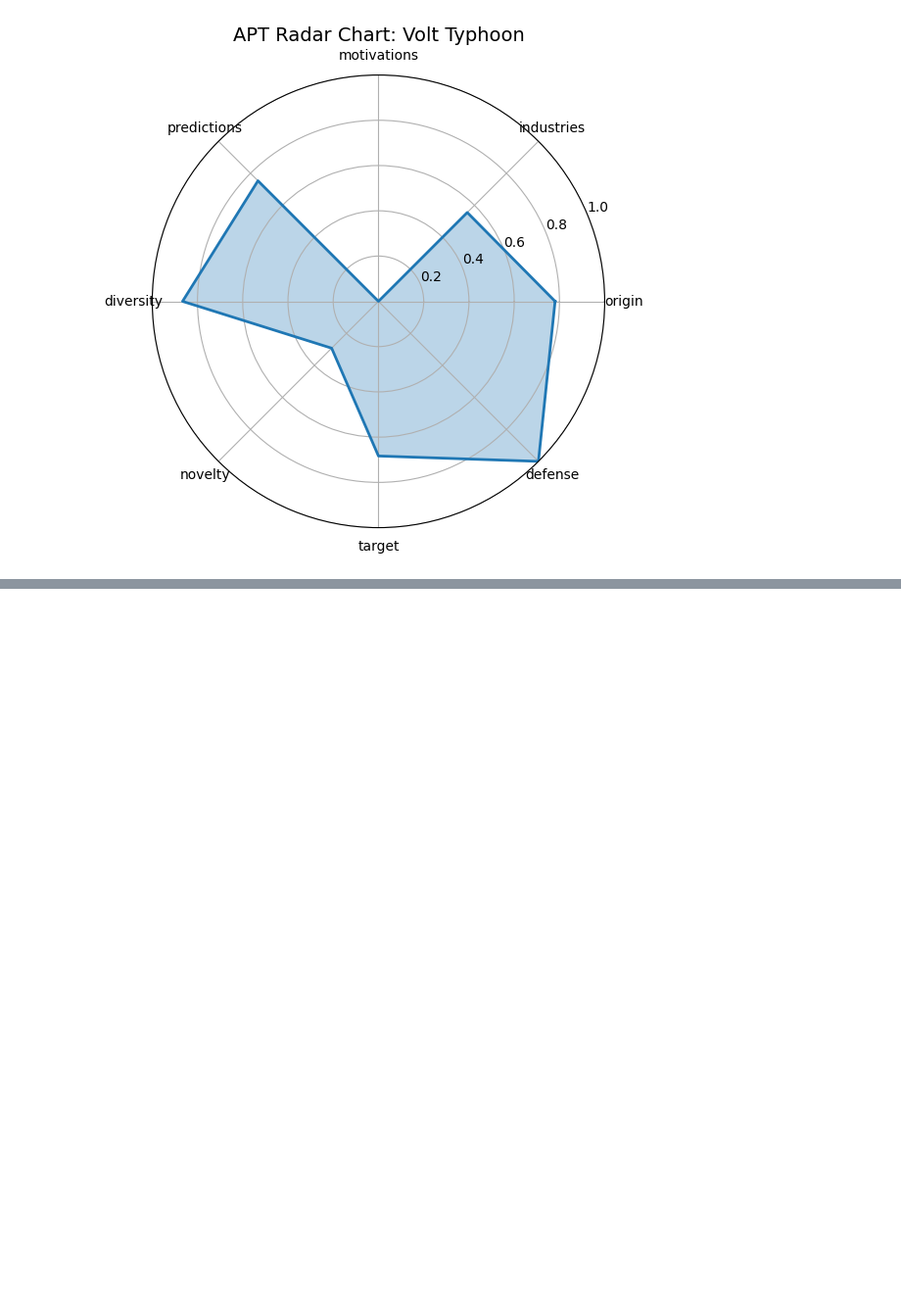
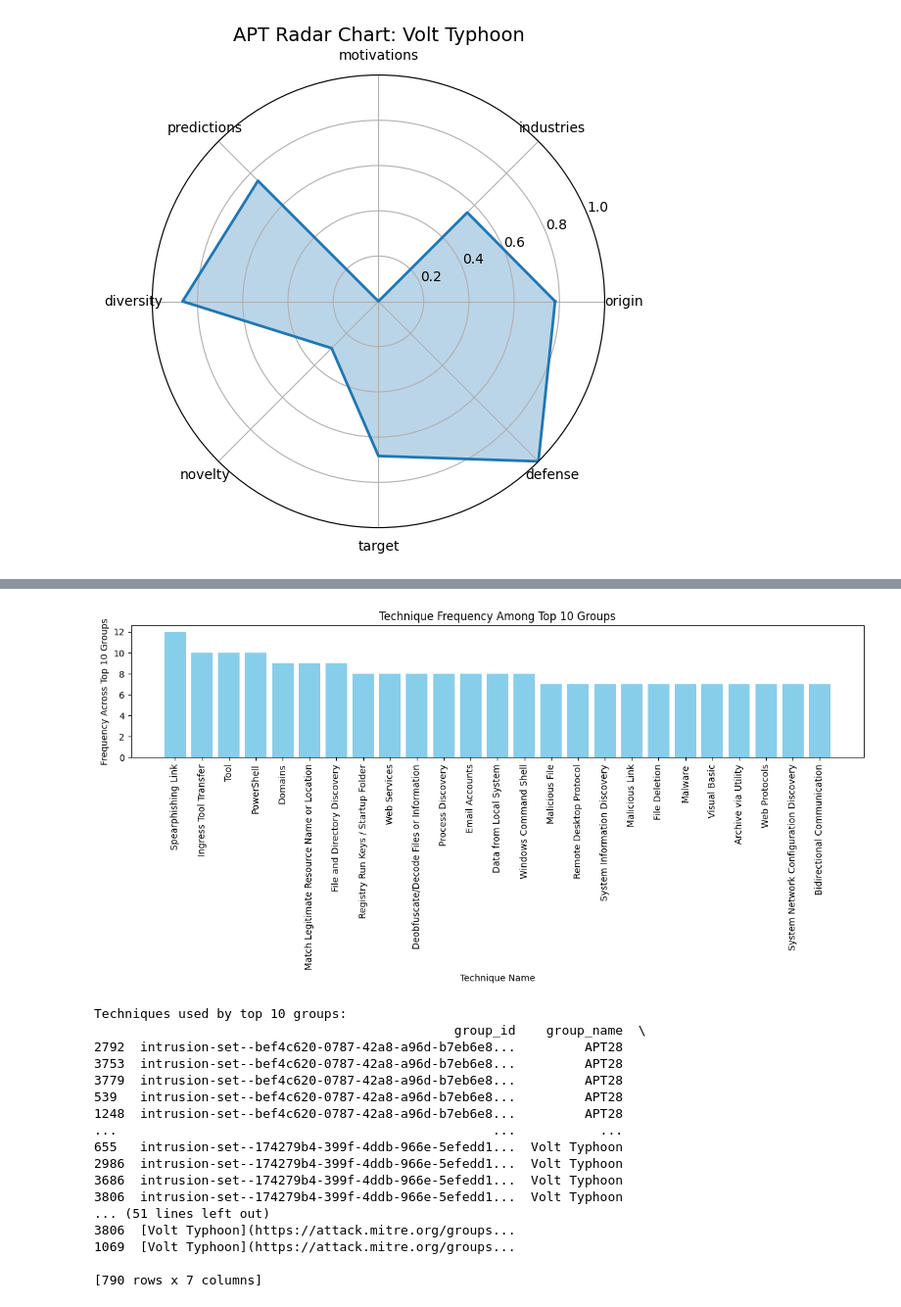
Before and after one commit to Math-UC/attack-stix-data, a Jupyter notebook: apt_project/final_score.ipynb, the cells around one changed output, grey strips where cells are left out. Shown at 98% size. Drawn from its saved outputs; the diff is of its cells as text; code cells hidden in the pictures; blank space fills up the shorter version.

```diff
--- a/apt_project/final_score.ipynb
+++ b/apt_project/final_score.ipynb
@@ -197,0 +225,73 @@ for group in top_df["group_name"]:
+# %%
+import pandas as pd
+import matplotlib.pyplot as plt
+
+# ------------------------------------------------------------
+# 1. Top 10 groups from result_df
+# ------------------------------------------------------------
+# Replace 'score_column' with the actual column you want to rank by
+top10_groups = (
+    result_df
+    .sort_values("final_unequal_weighting_score", ascending=False)
+    .head(10)["group_name"]
+)
+
+# ------------------------------------------------------------
+# 2. Get techniques for top 10 groups
+# ------------------------------------------------------------
+top10_group_techniques = group_techniques_df[
+    group_techniques_df["group_name"].isin(top10_groups)
+].copy()
+
+# ------------------------------------------------------------
+# 3. Count technique frequencies among top 10 groups
+# ------------------------------------------------------------
+# Make sure this column matches your actual technique column name
+tech_col = "technique_name"  # change if your df uses a different name
+
+technique_counts = (
+    top10_group_techniques[tech_col]
+        .value_counts()
+        .reset_index()
+)
+
+technique_counts = technique_counts.head(25)
+# Rename columns for clarity
+technique_counts.columns = ["technique_name", "count"]
+
+# ------------------------------------------------------------
+# 4. Plot frequency of techniques
+# ------------------------------------------------------------
+plt.figure(figsize=(12, 6))
+plt.bar(technique_counts["technique_name"], technique_counts["count"], color='skyblue')
+plt.xticks(rotation=90)
+plt.xlabel("Technique Name")
+plt.ylabel("Frequency Across Top 10 Groups")
+plt.title("Technique Frequency Among Top 10 Groups")
+plt.tight_layout()
+plt.show()
+
+# ------------------------------------------------------------
+# 5. Optional: print top 10 groups with their techniques
+# ------------------------------------------------------------
+print("Techniques used by top 10 groups:")
+print(top10_group_techniques.sort_values("group_name"))
+# %% [output]
+[figure, added]
+Techniques used by top 10 groups:
+                                               group_id    group_name  \
+2792  intrusion-set--bef4c620-0787-42a8-a96d-b7eb6e8...         APT28
+3753  intrusion-set--bef4c620-0787-42a8-a96d-b7eb6e8...         APT28
+3779  intrusion-set--bef4c620-0787-42a8-a96d-b7eb6e8...         APT28
+539   intrusion-set--bef4c620-0787-42a8-a96d-b7eb6e8...         APT28
+1248  intrusion-set--bef4c620-0787-42a8-a96d-b7eb6e8...         APT28
+...                                                 ...           ...
+655   intrusion-set--174279b4-399f-4ddb-966e-5efedd1...  Volt Typhoon
+2986  intrusion-set--174279b4-399f-4ddb-966e-5efedd1...  Volt Typhoon
+3686  intrusion-set--174279b4-399f-4ddb-966e-5efedd1...  Volt Typhoon
+3806  intrusion-set--174279b4-399f-4ddb-966e-5efedd1...  Volt Typhoon
+... (51 lines left out)
+3806  [Volt Typhoon](https://attack.mitre.org/groups...
+1069  [Volt Typhoon](https://attack.mitre.org/groups...
+
+[790 rows x 7 columns]
```
Also changed, not shown: parts of 3 cells of this notebook.
